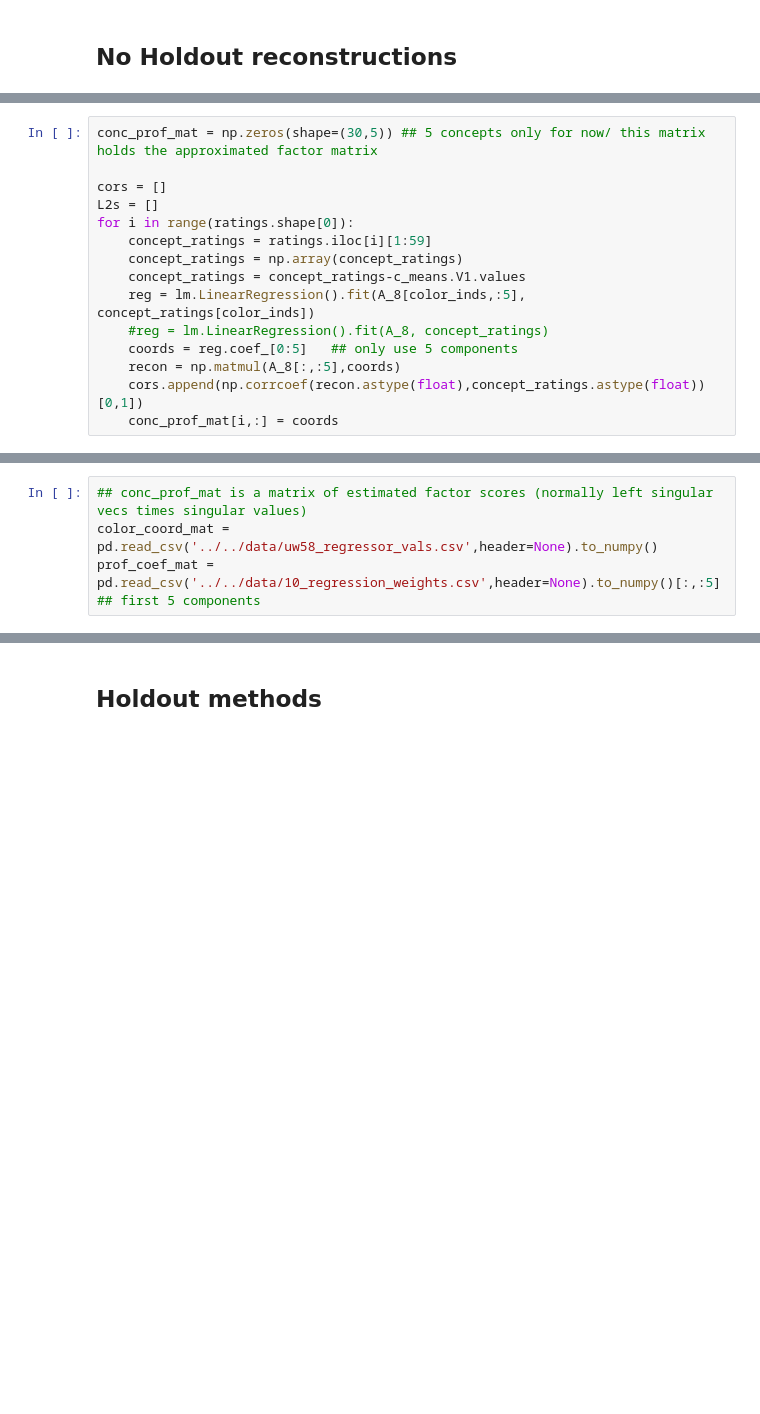
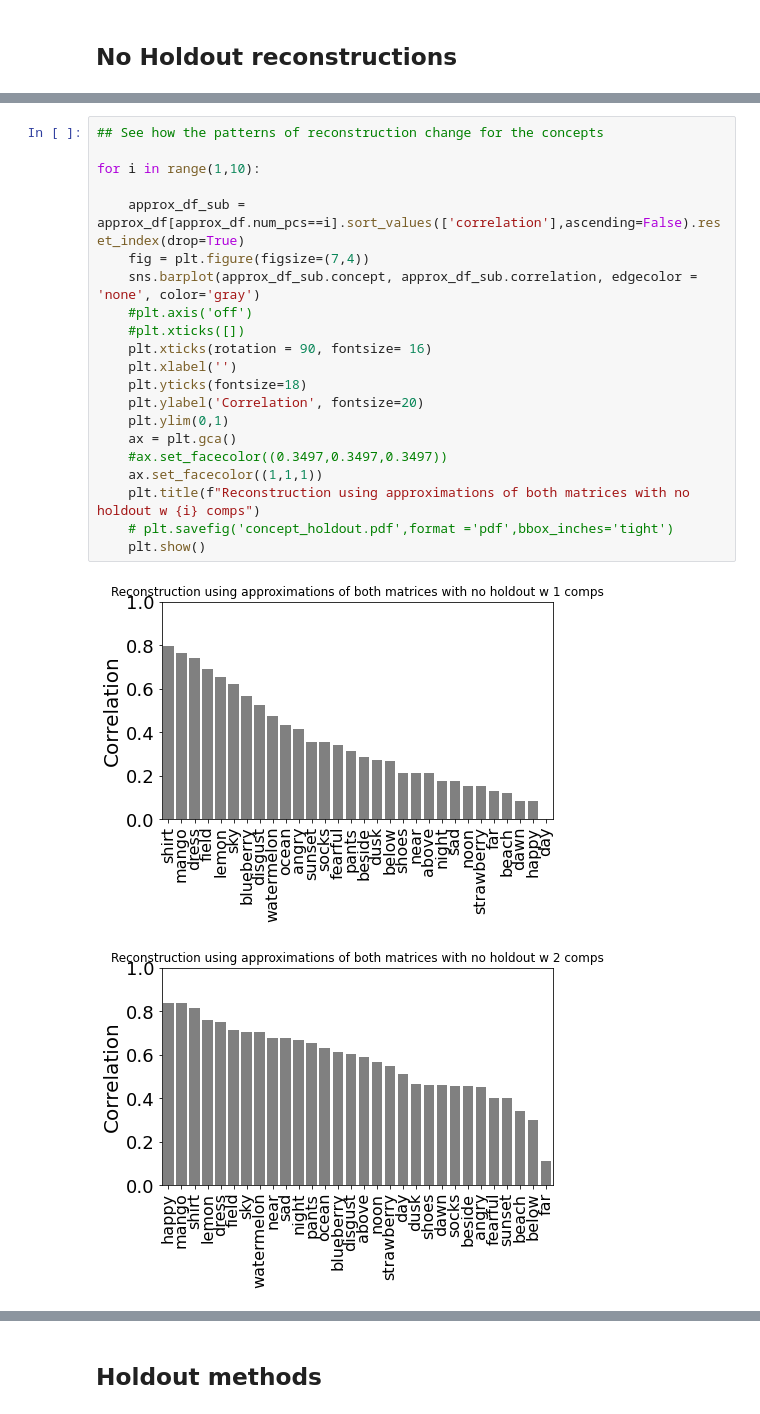
Before and after one commit to SchlossVRL/semantic_spaces, a Jupyter notebook: analysis/python/semantic_spaces_reconstruction.ipynb, the cells around one changed output, grey strips where cells are left out. Saved outputs shown, nothing was run; the diff lists cells and outputs as text; blank space fills up the shorter version.

```diff
--- a/analysis/python/semantic_spaces_reconstruction.ipynb
+++ b/analysis/python/semantic_spaces_reconstruction.ipynb
@@ -125,15 +112,0 @@ color_inds = [4, 21, 22, 23, 24, 26, 32, 38, 49, 50, 53, 54, 56, 57]
-# %%
-conc_prof_mat = np.zeros(shape=(30,5)) ## 5 concepts only for now/ this matrix holds the approximated factor matrix
-
-cors = []
-L2s = []
-for i in range(ratings.shape[0]):
-    concept_ratings = ratings.iloc[i][1:59]
-    concept_ratings = np.array(concept_ratings)
-    concept_ratings = concept_ratings-c_means.V1.values
-    reg = lm.LinearRegression().fit(A_8[color_inds,:5], concept_ratings[color_inds])
-    #reg = lm.LinearRegression().fit(A_8, concept_ratings)
-    coords = reg.coef_[0:5]   ## only use 5 components
-    recon = np.matmul(A_8[:,:5],coords)
-    cors.append(np.corrcoef(recon.astype(float),concept_ratings.astype(float))[0,1])
-    conc_prof_mat[i,:] = coords
@@ -174,4 +112,0 @@ Text(0.5, 1.0, 'Reconstruction using 5 principal components')
-# %%
-## conc_prof_mat is a matrix of estimated factor scores (normally left singular vecs times singular values)
-color_coord_mat = pd.read_csv('../../data/uw58_regressor_vals.csv',header=None).to_numpy()
-prof_coef_mat = pd.read_csv('../../data/10_regression_weights.csv',header=None).to_numpy()[:,:5] ## first 5 components
@@ -232,0 +196,24 @@ approx_df
+# %%
+## See how the patterns of reconstruction change for the concepts
+
+for i in range(1,10):
+
+    approx_df_sub = approx_df[approx_df.num_pcs==i].sort_values(['correlation'],ascending=False).reset_index(drop=True)
+    fig = plt.figure(figsize=(7,4))
+    sns.barplot(approx_df_sub.concept, approx_df_sub.correlation, edgecolor = 'none', color='gray')
+    #plt.axis('off')
+    #plt.xticks([])
+    plt.xticks(rotation = 90, fontsize= 16)
+    plt.xlabel('')
+    plt.yticks(fontsize=18)
+    plt.ylabel('Correlation', fontsize=20)
+    plt.ylim(0,1)
+    ax = plt.gca()
+    #ax.set_facecolor((0.3497,0.3497,0.3497))
+    ax.set_facecolor((1,1,1))
+    plt.title(f"Reconstruction using approximations of both matrices with no holdout w {i} comps")
+    # plt.savefig('concept_holdout.pdf',format ='pdf',bbox_inches='tight')
+    plt.show()
+# %% [output]
+[figure, added]
+[figure, added]
```
Also changed, not shown: parts of 46 cells of this notebook.
